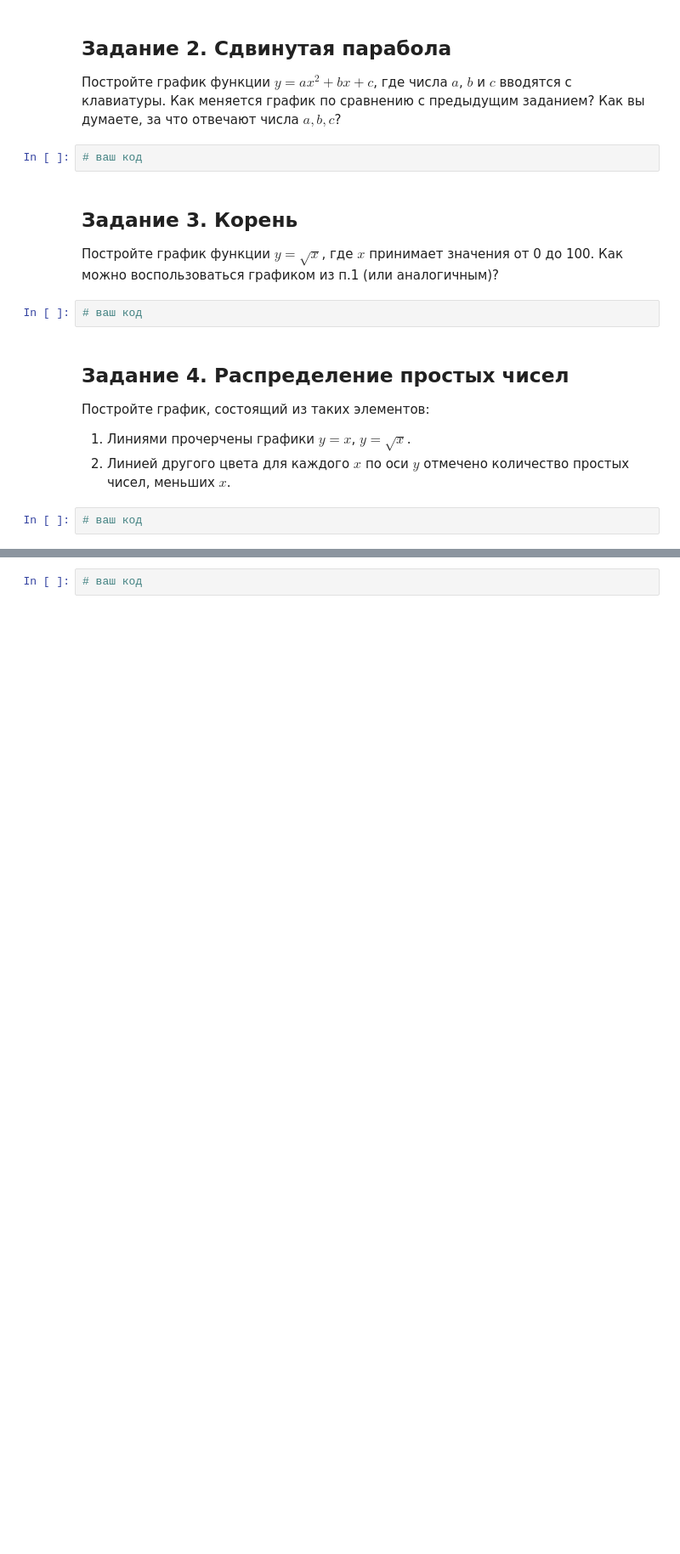
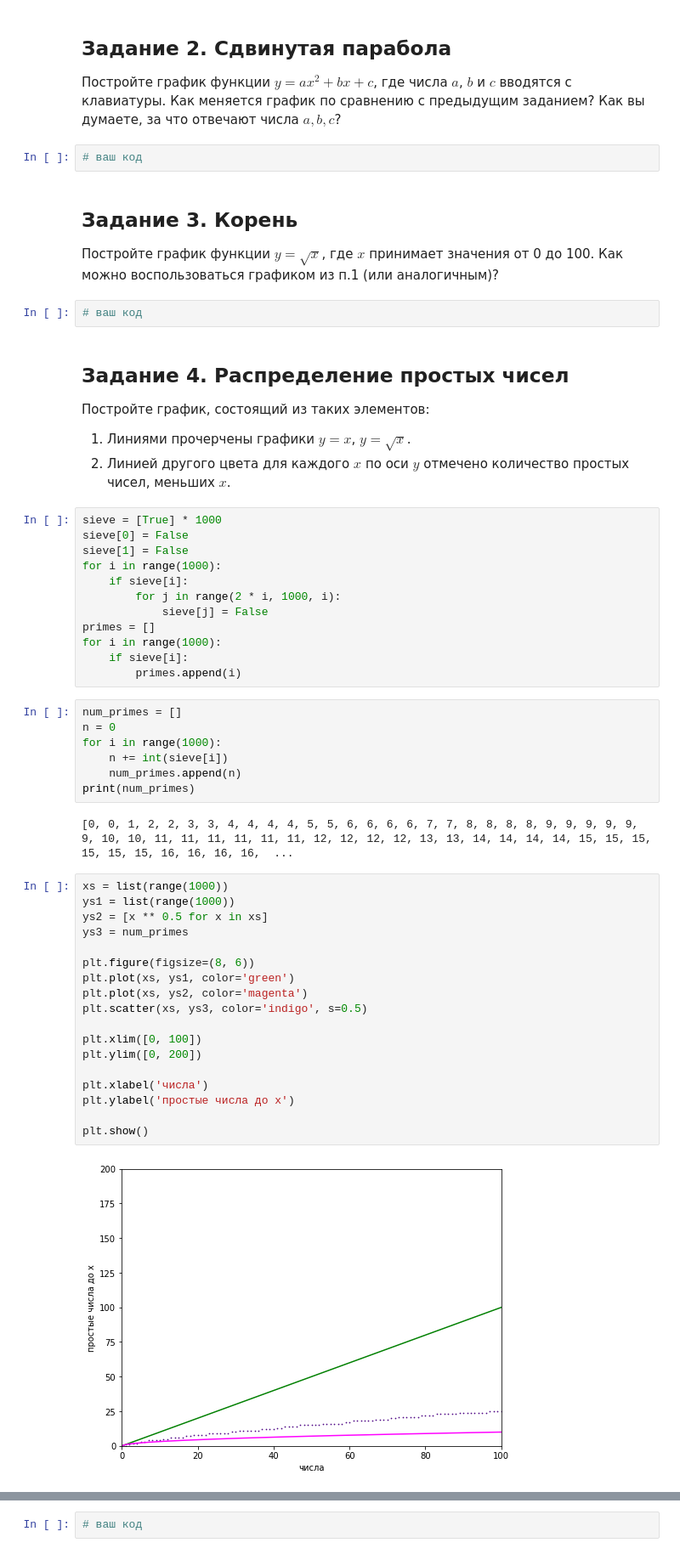
Before and after one commit to aibek1309/python7-8, a Jupyter notebook: 9. Графики.ipynb, the cells around one changed output, grey strips where cells are left out. Shown: that part at 85% size. Cells and saved outputs as stored; diff of their text form; blank space fills up the shorter version.

```diff
--- a/9. Графики.ipynb
+++ b/9. Графики.ipynb
@@ -61,8 +61,47 @@ plt.show()
 Постройте график, состоящий из таких элементов:
 1. Линиями прочерчены графики $y = x$, $y = \sqrt{x}$.
 2. Линией другого цвета для каждого $x$ по оси $y$ отмечено количество простых чисел, меньших $x$.
-# %%
-# ваш код
+# %%
+sieve = [True] * 1000
+sieve[0] = False
+sieve[1] = False
+for i in range(1000):
+    if sieve[i]:
+        for j in range(2 * i, 1000, i):
+            sieve[j] = False
+primes = []
+for i in range(1000):
+    if sieve[i]:
+        primes.append(i)
+# %%
+num_primes = []
+n = 0
+for i in range(1000):
+    n += int(sieve[i])
+    num_primes.append(n)
+print(num_primes)
+# %% [output]
+[0, 0, 1, 2, 2, 3, 3, 4, 4, 4, 4, 5, 5, 6, 6, 6, 6, 7, 7, 8, 8, 8, 8, 9, 9, 9, 9, 9, 9, 10, 10, 11, 11, 11, 11, 11, 11, 12, 12, 12, 12, 13, 13, 14, 14, 14, 14, 15, 15, 15, 15, 15, 15, 16, 16, 16, 16,  ...
+# %%
+xs = list(range(1000))
+ys1 = list(range(1000))
+ys2 = [x ** 0.5 for x in xs]
+ys3 = num_primes
+
+plt.figure(figsize=(8, 6))
+plt.plot(xs, ys1, color='green')
+plt.plot(xs, ys2, color='magenta')
+plt.scatter(xs, ys3, color='indigo', s=0.5)
+
+plt.xlim([0, 100])
+plt.ylim([0, 200])
+
+plt.xlabel('числа')
+plt.ylabel('простые числа до х')
+
+plt.show()
+# %% [output]
+[figure, added]
 # %% [markdown]
 ## Задание 5. Спираль
 Постройте график, на котором изображена квадратная спираль. С клавиатуры задаётся количество витков спирали (например, у спирали на картинке 3 витка).
```
